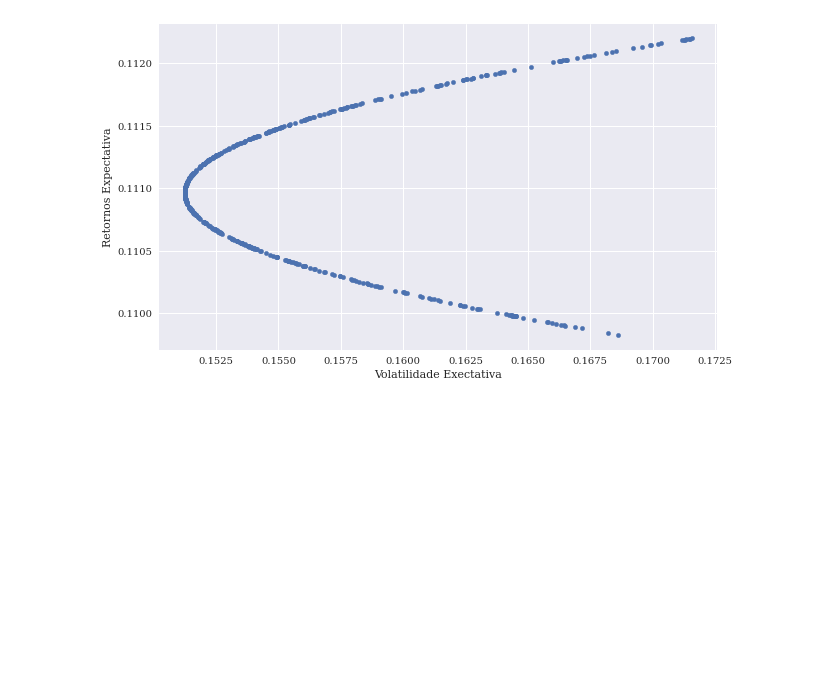
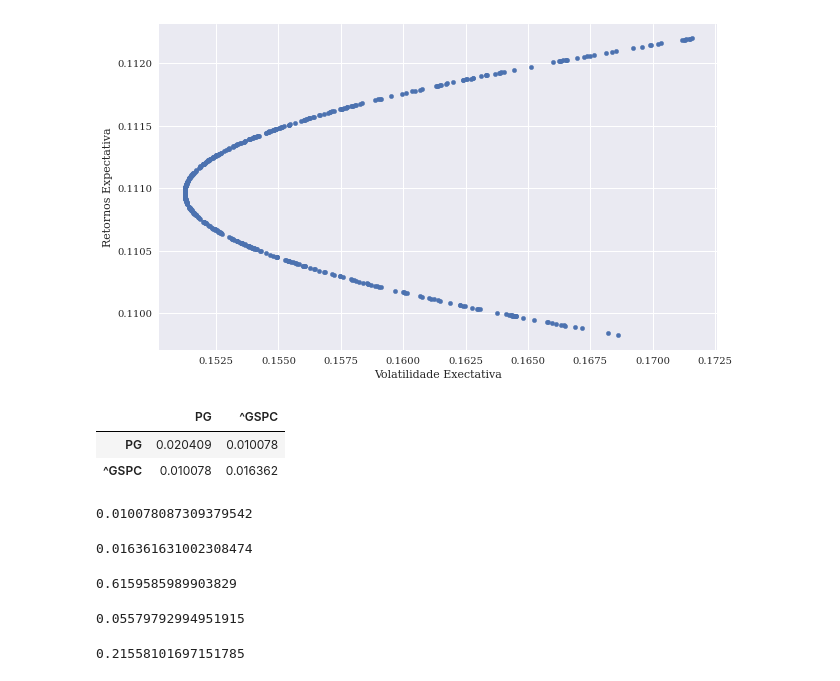
Before and after one commit to caiquemiranda/class, a Jupyter notebook: data-mining/jupter-projects/class-02-finanças-365careers.ipynb, the cells around one changed output. Saved outputs shown, nothing was run; the diff lists cells and outputs as text; code cells hidden in the pictures; blank space fills up the shorter version.

Commit message:
predificaçao CAPM

```diff
--- a/data-mining/jupter-projects/class-02-finanças-365careers.ipynb
+++ b/data-mining/jupter-projects/class-02-finanças-365careers.ipynb
@@ -471,3 +471,46 @@ Text(0, 0.5, 'Retornos Expectativa')
 [figure]
 # %%
 # modelos de precificação de ativos(CAPM)
+# %%
+# calculo do Beta de uma ação
+# beta calculado com base nos ultimos 5 anos
+tks = ['PG', '^GSPC']
+portifolio_4 =  pd.DataFrame()
+for t in tks:
+    portifolio_4[t] = wb.DataReader(t, data_source='yahoo', start='2012-1-1', end='2016-12-31')['Adj Close']
+# %%
+sec_retorns = np.log( portifolio_4 / portifolio_4.shift(1))
+# %%
+cov = sec_retorns.cov() *250
+cov
+# %% [output]
+|  | PG | ^GSPC |
+| PG | 0.020409 | 0.010078 |
+| ^GSPC | 0.010078 | 0.016362 |
+# %%
+cov_mercado = cov.iloc[0 ,1]
+cov_mercado
+# %% [output]
+0.010078087309379542
+# %%
+mercado_var = sec_retorns['^GSPC'].var() *250
+mercado_var
+# %% [output]
+0.016361631002308474
+# %%
+PG_beta = cov_mercado / mercado_var
+PG_beta
+# %% [output]
+0.6159585989903829
+# %%
+# calculo o retorno esperado de P&G(CAPM)
+PG_er = 0.025 + PG_beta * 0.05
+PG_er
+# %% [output]
+0.05579792994951915
+# %%
+# calculo indice sharpe
+sharpe = (PG_er - 0.025) / (sec_retorns['PG'].std() *250 ** 0.5)
+sharpe
+# %% [output]
+0.21558101697151785
```
